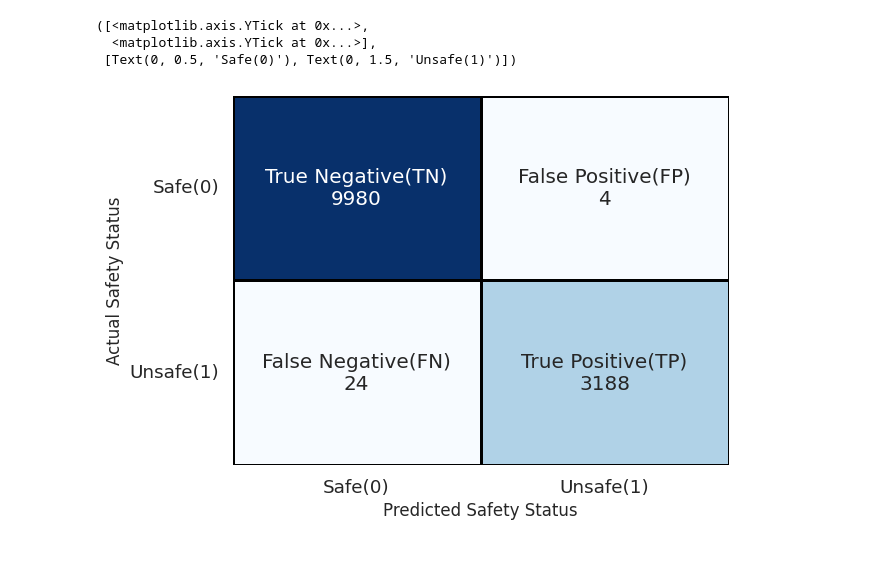
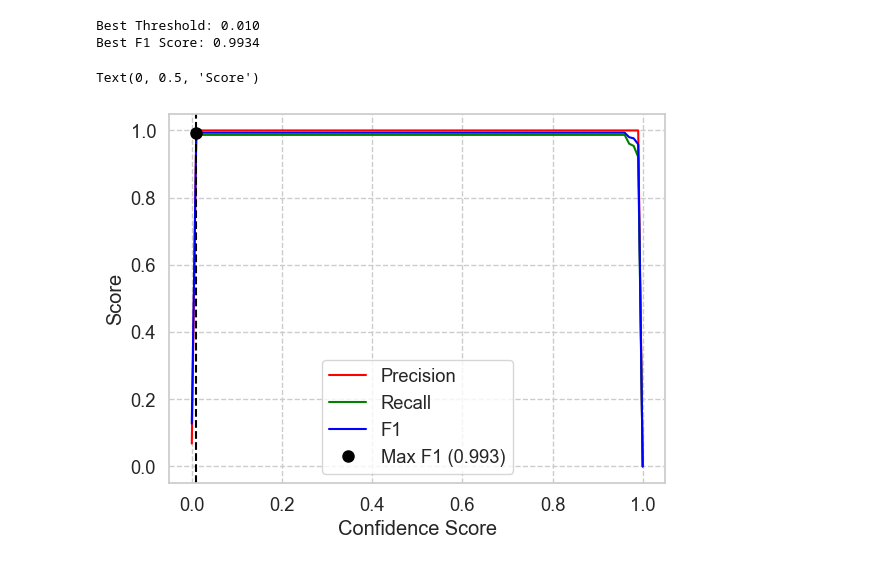
Before and after one commit to jinbeomjeong/estimate_crawler_crane_ground_pressure, a Jupyter notebook: analysis_rollover_detection_onnx_model.ipynb, the cells around one changed output. Cells and saved outputs as stored; diff of their text form; code cells hidden in the pictures.

```diff
--- a/analysis_rollover_detection_onnx_model.ipynb
+++ b/analysis_rollover_detection_onnx_model.ipynb
@@ -103,5 +171,6 @@ dataset
 # %%
-dataset = dataset.to_numpy()
+feature_name_list = ['boom_angle(deg)', 'load_weight(ton)', 'engine_speed(rpm)']
+target_name = 'roll_over_state'
 
-feature = dataset[:, 0:3]
-target = dataset[:, 3]
+dataset_arr = dataset[feature_name_list + [target_name]]
+dataset_arr
@@ -108,12 +191,6 @@ target = dataset[:, 3]
 # %%
-input_buf = np.zeros(shape=(1, seq_len, len(feature_name_list)), dtype=np.float32)
-pred_list = []
+dataset_arr = dataset_arr.to_numpy()
 
-for input_sig in tqdm(feature):
-    input_buf = np.roll(a=input_buf, shift=-1, axis=1)
-    input_buf[0, -1, :] = input_sig
-
-    pred_list.append(np.square(model.run(output_names=None, input_feed={'input': input_buf})).item())
-
-pred_arr = np.array(pred_list)
+feature = dataset_arr[:, 0:3]
+target = dataset_arr[:, 3]
 # %%
@@ -194,21 +232,51 @@ Text(0, 0.5, 'Score')
 # %%
-pred_binary = np.where(pred_arr > best_threshold, 1, 0)
+thr_val_arr = np.arange(0.0, 1.01, 0.01)
 
-cm = confusion_matrix(target, pred_binary)
+precision_arr = []
+recall_arr = []
+f1_arr = []
 
-labels = np.array([[f'True Negative(TN)\n{cm[0, 0]}', f'False Positive(FP)\n{cm[0, 1]}'],
-                   [f'False Negative(FN)\n{cm[1, 0]}', f'True Positive(TP)\n{cm[1, 1]}']])
+for thr_val in thr_val_arr:
+    pred_binary = np.where(pred_arr > thr_val, 1, 0)
+    precision = precision_score(target, pred_binary, zero_division=0)
+    recall = recall_score(target, pred_binary, zero_division=0)
+    f1 = f1_score(target, pred_binary, zero_division=0)
 
-sns.heatmap(cm, annot=labels, fmt='', cmap='Blues', cbar=False, linecolor='black', linewidths=1)
+    precision_arr.append(precision)
+    recall_arr.append(recall)
+    f1_arr.append(f1)
 
-plt.ylabel('Actual Safety Status', fontsize=12)
-plt.xlabel('Predicted Safety Status', fontsize=12)
+precision_arr = np.array(precision_arr)
+recall_arr = np.array(recall_arr)
+f1_arr = np.array(f1_arr)
 
-plt.xticks([0.5, 1.5], ['Safe(0)', 'Unsafe(1)'])
-plt.yticks([0.5, 1.5], ['Safe(0)', 'Unsafe(1)'], rotation=0, va='center')
+sns.set_theme(font_scale=1.2)
+sns.set_style('whitegrid', {'grid.linestyle': '--'})
+
+sns.lineplot(x=thr_val_arr, y=precision_arr, color='red', label='Precision')
+sns.lineplot(x=thr_val_arr, y=recall_arr, color='green', label='Recall')
+sns.lineplot(x=thr_val_arr, y=f1_arr, color='blue', label='F1')
+
+best_f1_index = np.argmax(f1_arr)
+
+best_threshold = thr_val_arr[best_f1_index]
+best_f1_score = f1_arr[best_f1_index]
+
+print(f"Best Threshold: {best_threshold:.3f}")
+print(f"Best F1 Score: {best_f1_score:.4f}")
+
+plt.axvline(x=best_threshold, color='black', linestyle='--')
+
+plt.plot(best_threshold, best_f1_score, 'o', color='black', markersize=8,
+         markeredgecolor='black', label=f'Max F1 ({best_f1_score:.3f})')
+
+plt.legend()
+
+plt.xlabel('Confidence Score')
+plt.ylabel('Score')
 # %% [output]
-([<matplotlib.axis.YTick at 0x...>,
-  <matplotlib.axis.YTick at 0x...>],
- [Text(0, 0.5, 'Safe(0)'), Text(0, 1.5, 'Unsafe(1)')])
+Best Threshold: 0.010
+Best F1 Score: 0.9934
+Text(0, 0.5, 'Score')
-[figure, old version]
+[figure, new version]
 # %%
```
Also changed, not shown: parts of 18 cells of this notebook, 4 other files.
